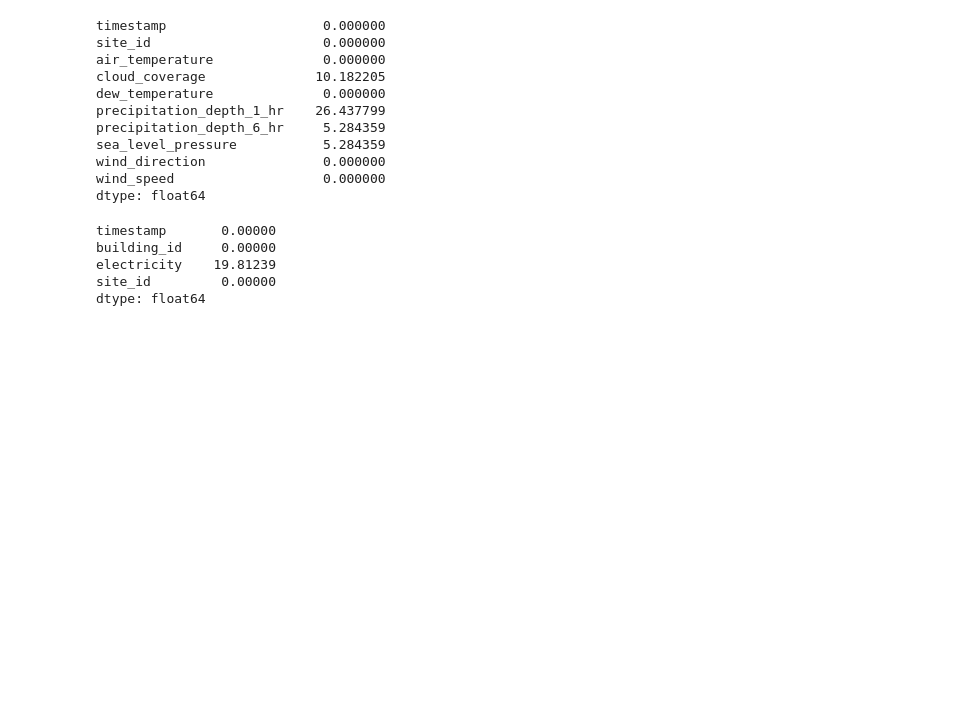
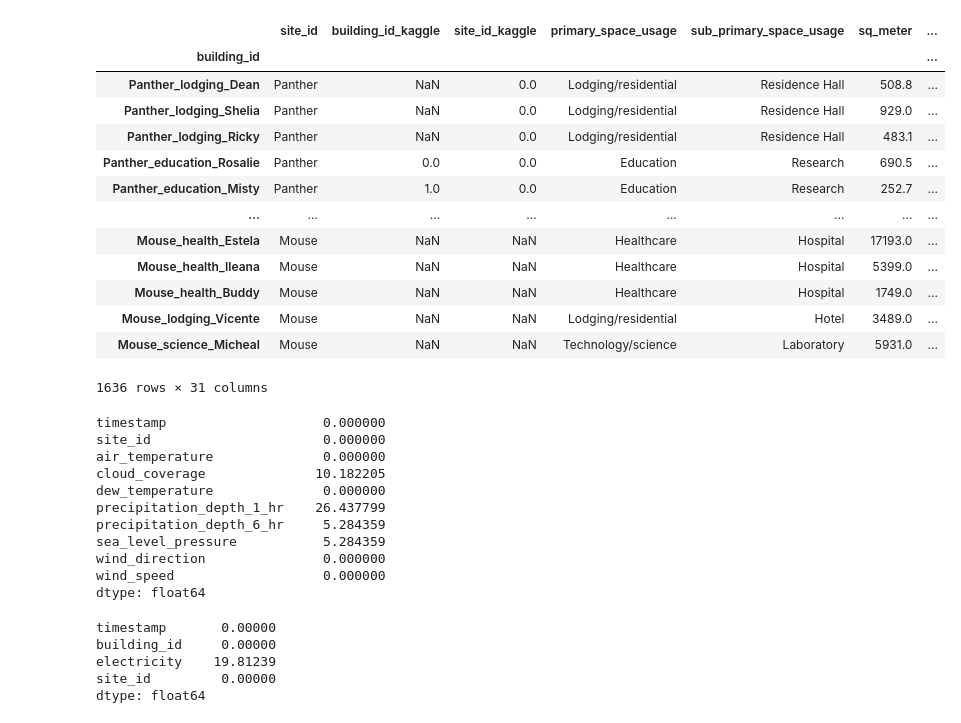
Before and after one commit to gatechdvateam/energy_hub, a Jupyter notebook: forecast/test_model.ipynb, the cells around one changed output. Saved outputs shown, nothing was run; the diff lists cells and outputs as text; code cells hidden in the pictures; blank space fills up the shorter version.

```diff
--- a/forecast/test_model.ipynb
+++ b/forecast/test_model.ipynb
@@ -27,9 +27,26 @@ storage = DataLake(account_name = "storageaccountdva", credential = storage_cred
 file_system = "energyhub"
 # %%
 # Read data:
-metadata = storage.read(file_system, directory = "data_parq/metadata", file_name = "metadata.parq", extension = "parq")
-weather = storage.read(file_system, directory = "data_parq/weather", file_name = "weather.parq", extension = "parq")
-electricity = storage.read(file_system, directory = "data_parq/meters", file_name = "electricity.parq", extension = "parq")
+metadata = storage.pandas_read(file_system, directory = "data_parq/metadata", file_name = "metadata.parq")
+weather = storage.pandas_read(file_system, directory = "data_parq/weather", file_name = "weather.parq")
+electricity = storage.pandas_read(file_system, directory = "data_parq/meters", file_name = "electricity.parq")
+# %%
+metadata
+# %% [output]
+|  | site_id | building_id_kaggle | site_id_kaggle | primary_space_usage | sub_primary_space_usage | sq_meter | ... |
+| building_id |  |  |  |  |  |  | ... |
+| Panther_lodging_Dean | Panther | NaN | 0.0 | Lodging/residential | Residence Hall | 508.8 | ... |
+| Panther_lodging_Shelia | Panther | NaN | 0.0 | Lodging/residential | Residence Hall | 929.0 | ... |
+| Panther_lodging_Ricky | Panther | NaN | 0.0 | Lodging/residential | Residence Hall | 483.1 | ... |
+| Panther_education_Rosalie | Panther | 0.0 | 0.0 | Education | Research | 690.5 | ... |
+| Panther_education_Misty | Panther | 1.0 | 0.0 | Education | Research | 252.7 | ... |
+| ... | ... | ... | ... | ... | ... | ... | ... |
+| Mouse_health_Estela | Mouse | NaN | NaN | Healthcare | Hospital | 17193.0 | ... |
+| Mouse_health_Ileana | Mouse | NaN | NaN | Healthcare | Hospital | 5399.0 | ... |
+| Mouse_health_Buddy | Mouse | NaN | NaN | Healthcare | Hospital | 1749.0 | ... |
+| Mouse_lodging_Vicente | Mouse | NaN | NaN | Lodging/residential | Hotel | 3489.0 | ... |
+| Mouse_science_Micheal | Mouse | NaN | NaN | Technology/science | Laboratory | 5931.0 | ... |
+1636 rows × 31 columns
 # %%
 sites = metadata.site_id.unique()
 # %%
```
Also changed, not shown: 1 other file.
